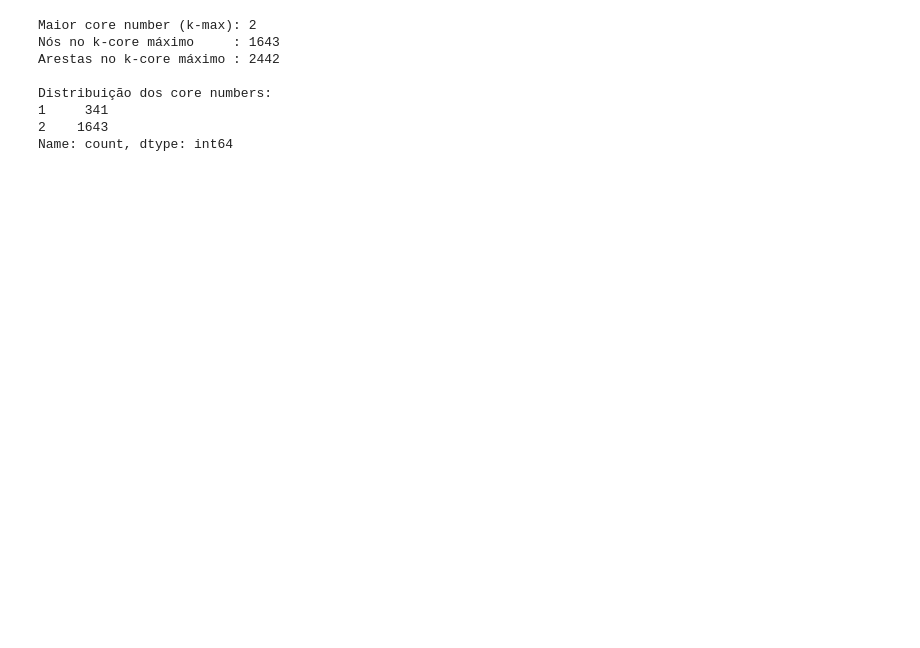
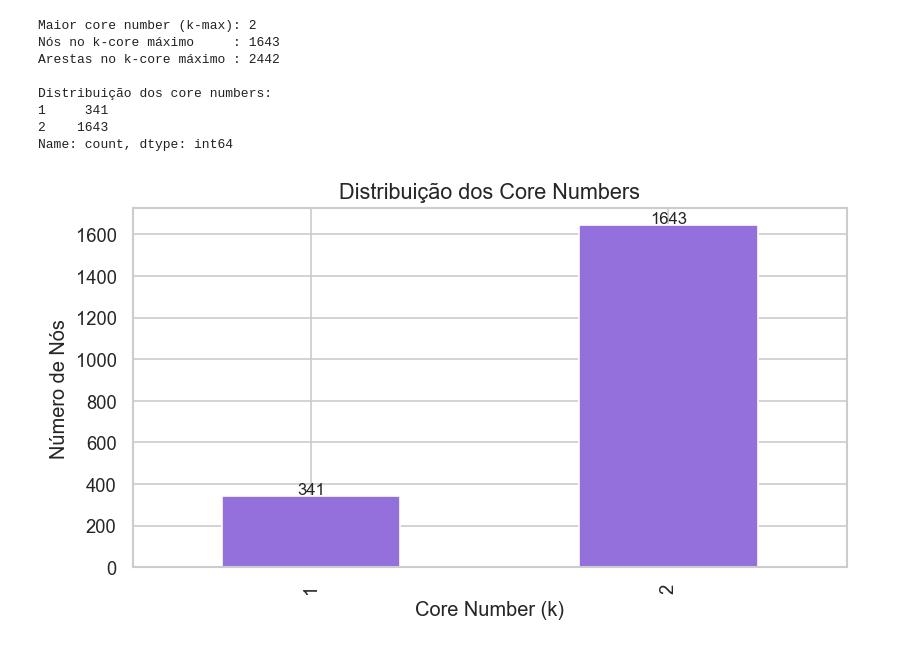
Before and after one commit to JoseFelixeng/An-lise-Estrutural-de-Redes-Urbanas, a Jupyter notebook: Trabalho_2_SantaCruz.ipynb, the cells around one changed output. Saved outputs shown, nothing was run; the diff lists cells and outputs as text; code cells hidden in the pictures; blank space fills up the shorter version.

```diff
--- a/Trabalho_2_SantaCruz.ipynb
+++ b/Trabalho_2_SantaCruz.ipynb
@@ -79,37 +84,20 @@ Número de arestas: 5346
 # %%
-# ============================================================
-# Conversão: MultiDiGraph → Graph (não-direcionado)
-# ------------------------------------------------------------
-# CORREÇÃO: o grafo original era criado como nx.DiGraph(), o que é
-# DIRECIONADO. core_number() e k_core() exigem grafo NÃO-DIRECIONADO.
-# Usamos nx.Graph() e copiamos nós com todos os atributos originais
-# (incluindo 'x'/'y' = longitude/latitude do OSMnx) para preservar
-# a geolocalização na exportação.
-# ============================================================
-
+# ── Conversão: MultiDiGraph → Graph (não-direcionado) ───────────────────────
 G_undirected = nx.Graph()
 
-# Copiar nós preservando TODOS os atributos (inclusive x, y, lat, lon)
+# Copia nós preservando todos os atributos (x, y, street_count, etc.)
 for node, data in G.nodes(data=True):
     G_undirected.add_node(node, **data)
 
-# Copiar arestas sem duplicar (Graph já trata isso, mas mantemos a verificação)
+# Copia arestas sem duplicar
 for u, v, data in G.edges(data=True):
     if not G_undirected.has_edge(u, v):
         G_undirected.add_edge(u, v, **data)
 
-# Remover self-loops
+# Remove self-loops
 G_undirected.remove_edges_from(nx.selfloop_edges(G_undirected))
 
-# Confirma que é não-direcionado
-print(f"Tipo do grafo   : {type(G_undirected).__name__}  ← deve ser 'Graph'")
-print(f"Nós             : {G_undirected.number_of_nodes()}")
-print(f"Arestas         : {G_undirected.number_of_edges()}")
-
-# Verifica presença de coordenadas nos nós
-amostra = list(G_undirected.nodes(data=True))[:1]
-no_id, no_data = amostra[0]
-print(f"\nAtributos de um nó de exemplo (ID={no_id}):")
-for k, v in no_data.items():
-    print(f"  {k}: {v}")
+print(f"Tipo : {type(G_undirected).__name__}  ← deve ser 'Graph'")
+print(f"Nós  : {G_undirected.number_of_nodes()}")
+print(f"Arestas: {G_undirected.number_of_edges()}")
 # %% [output]
@@ -251,3 +307,17 @@ Distribuição dos core numbers:
 1     341
 2    1643
 Name: count, dtype: int64
+# %%
+# ── Visualização: distribuição dos core numbers ───────────────────────────────
+fig, ax = plt.subplots(figsize=(7, 4))
+core_counts.plot(kind='bar', color='mediumpurple', edgecolor='white', ax=ax)
+ax.set_title('Distribuição dos Core Numbers', fontsize=13)
+ax.set_xlabel('Core Number (k)')
+ax.set_ylabel('Número de Nós')
+for i, v in enumerate(core_counts.values):
+    ax.text(i, v + 10, str(v), ha='center', fontsize=10)
+plt.tight_layout()
+plt.savefig('kcore_distribuicao.png', bbox_inches='tight')
+plt.show()
+# %% [output]
+[figure, added]
```
Also changed, not shown: parts of 21 cells of this notebook, 13 other files.
